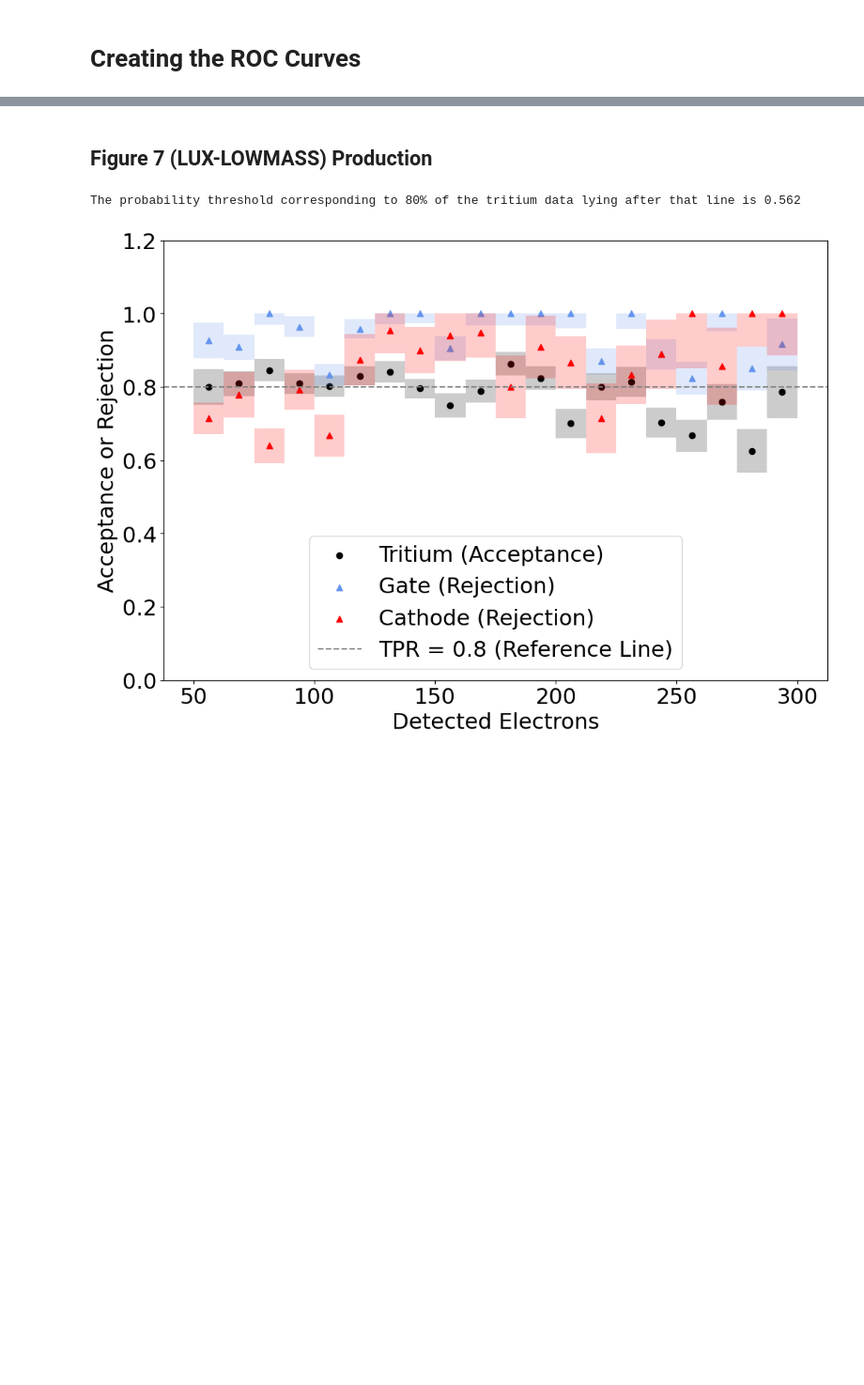
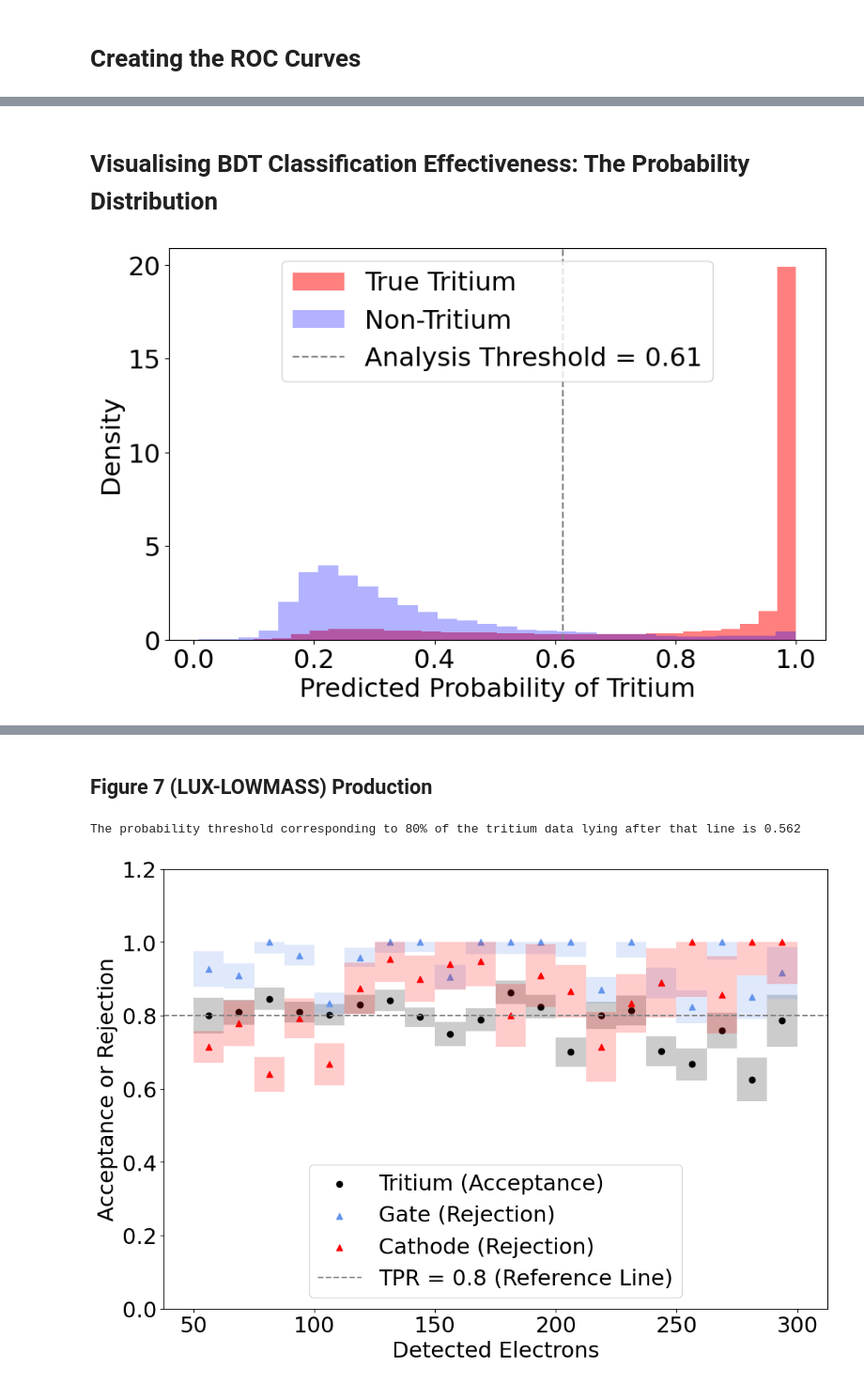
Before and after one commit to mojomixmaster/MSCIProject, a Jupyter notebook: Low Energy Data/BDTsandRandomForests.ipynb, the cells around one changed output, grey strips where cells are left out. Shown: that part at 94% size. Drawn from its saved outputs; the diff is of its cells as text; code cells hidden in the pictures; blank space fills up the shorter version.

```diff
--- a/Low Energy Data/BDTsandRandomForests.ipynb
+++ b/Low Energy Data/BDTsandRandomForests.ipynb
@@ -285,3 +590,40 @@ NameError: name 'y_test' is not defined
+# %% [markdown]
+# Visualising BDT Classification Effectiveness: The Probability Distribution
+# %%
+predicted_classes = np.argmax(y_pred_proba, axis=1) # axis = 1 signifies that argmax should parse through the columns of each row and find the max. value
+# for i in range(30):
+    # print(f"True label: {y_test[i]}, Predicted class: {predicted_classes[i]}")  # Initial checking to see how well the model predicts the classes for first 30 training examples
+
+# Step 2: Calculate background and bulk probabilities
+background_proba = y_pred_proba[:, 0] + y_pred_proba[:, 1]  # Sum of Gate and Cathode probabilities
+bulk_proba = y_pred_proba[:, 2]  # Tritium probabilities. All the training examples in the training dataset that the model has predicted to be tritium.
+
+# Separate true Tritium events from non-Tritium events in y_test
+true_tritium_mask = (y_test == 2) # actual tritium (signal) events
+non_tritium_mask = (y_test != 2) # non-tritium (background) events
+
+threshold = np.percentile(bulk_proba[true_tritium_mask], 20)
+
+# Step 3: Plot histograms for both groups
+plt.figure(figsize=(10, 6))
+
+# Histogram for actual Bulk (Tritium) events
+plt.hist(bulk_proba[true_tritium_mask], bins=30, alpha=0.5, color='red', label='True Tritium', density=True)
+
+# Histogram for non-Bulk (Tritium) events
+plt.hist(bulk_proba[non_tritium_mask], bins=30, alpha=0.3, color='blue', label='Non-Tritium', density=True)
+
+# Add titles and labels
+# plt.title('Predicted Probability Histogram for Tritium Classification')
+plt.axvline(x=threshold, color='gray', linestyle='--', label=f'Analysis Threshold = {threshold:.2f}')
+plt.xlabel('Predicted Probability of Tritium')
+plt.ylabel('Density')
+plt.legend(loc='upper center')
+
+plt.savefig('/Users/laith_mohajer/Documents/GitHub/MSCIProject/Figures/BDTprobdensity.png')
+plt.show()
+# %% [output]
+[figure, added]
 # %%
 # Define function to split data into 5 regions based on normalized area for the test set
 def get_area_intervals(normalized_area, num_intervals=5):
```
Also changed, not shown: parts of 12 cells of this notebook, 9 other files.
